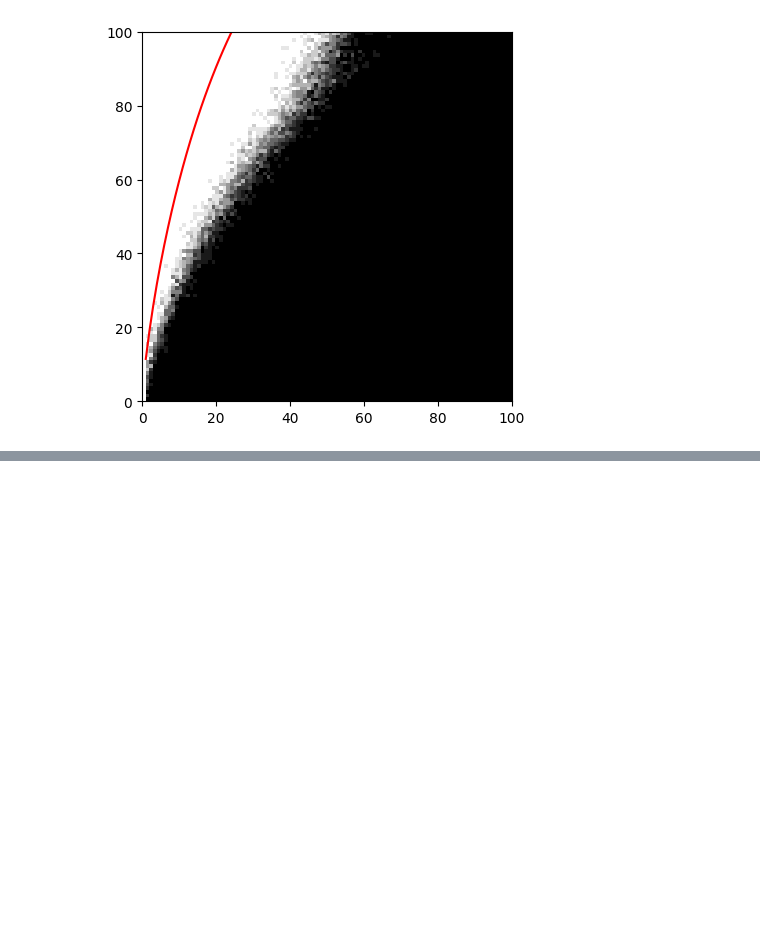
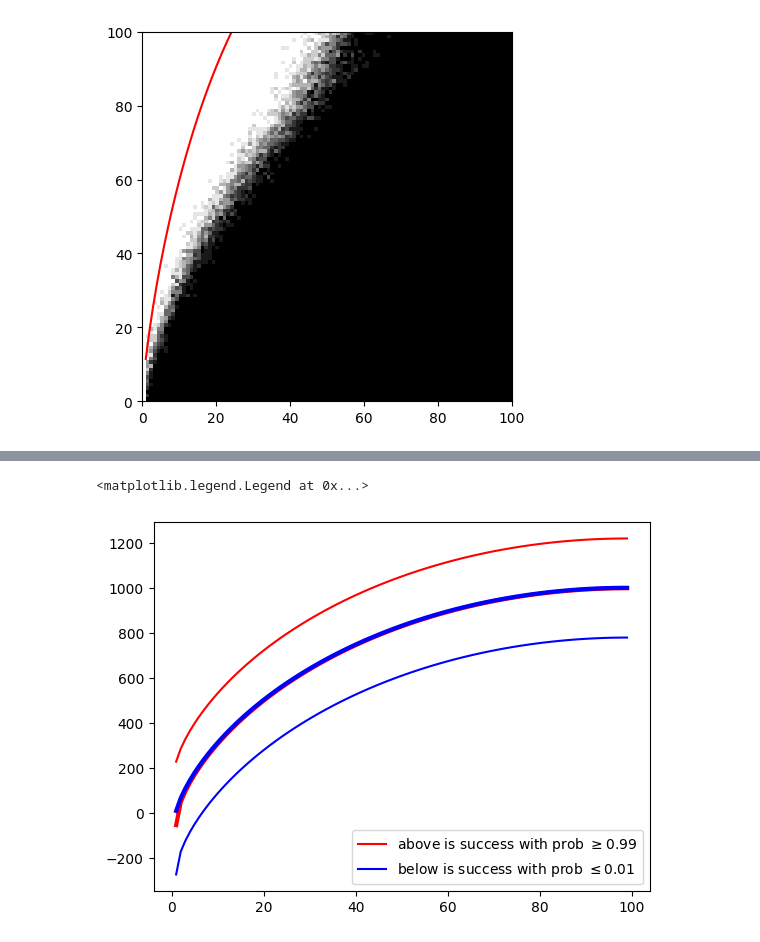
Before and after one commit to anastorr/compressed-sensing, a Jupyter notebook: compressed_sensing.ipynb, the cells around one changed output, grey strips where cells are left out. Cells and saved outputs as stored; diff of their text form; code cells hidden in the pictures; blank space fills up the shorter version.

```diff
--- a/compressed_sensing.ipynb
+++ b/compressed_sensing.ipynb
@@ -232,0 +289,23 @@ plt.show()
+# %%
+def transition_phase(prob, dim=100, N_points=100):
+    s = np.linspace(1, dim-1, N_points-1)
+    psi_ro = np.zeros(N_points-1)
+    for i in range(N_points-1):
+        tau_opt = sc.optimize.root_scalar(lambda tau: eq46(tau, s[i]/dim), bracket=(0.0001, 5)).root
+        psi_ro[i] = psi(s[i]/dim, tau_opt)
+    stat_dim_lower = dim * psi_ro - dim * 2 / np.sqrt(s * dim)
+    stat_dim_upper = dim * psi_ro
+    m_lower = stat_dim_upper + np.sqrt(8*np.log(4/prob))*np.sqrt(dim)
+    m_upper = stat_dim_lower - np.sqrt(8*np.log(4/prob))*np.sqrt(dim)
+    return (m_lower, m_upper, stat_dim_lower, stat_dim_upper)
+# %%
+eta = 0.01
+m_low, m_up, stat_dim_lower, stat_dim_upper = transition_phase(eta, dim=1000, N_points=100)
+plt.plot(s, m_low, c='red', label=f"above is success with prob $\\geq {round(1-eta, 2)}$")
+plt.plot(s, m_up, c='blue', label=f"below is success with prob $\\leq {eta}$")
+plt.plot(s, stat_dim_lower, c='red', linewidth=3)
+plt.plot(s, stat_dim_upper, c='blue', linewidth=3)
+plt.legend()
+# %% [output]
+<matplotlib.legend.Legend at 0x...>
+[figure, added]
```
Also changed, not shown: parts of 22 cells of this notebook, 3 other files.
